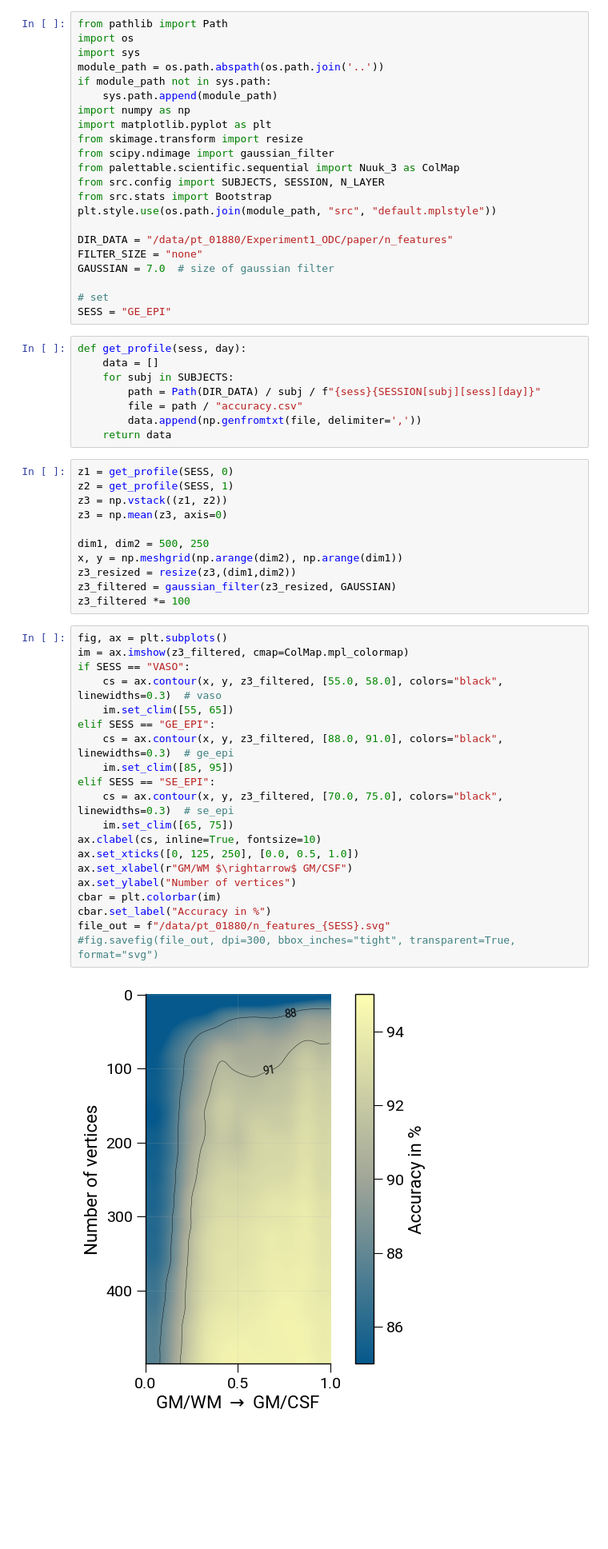
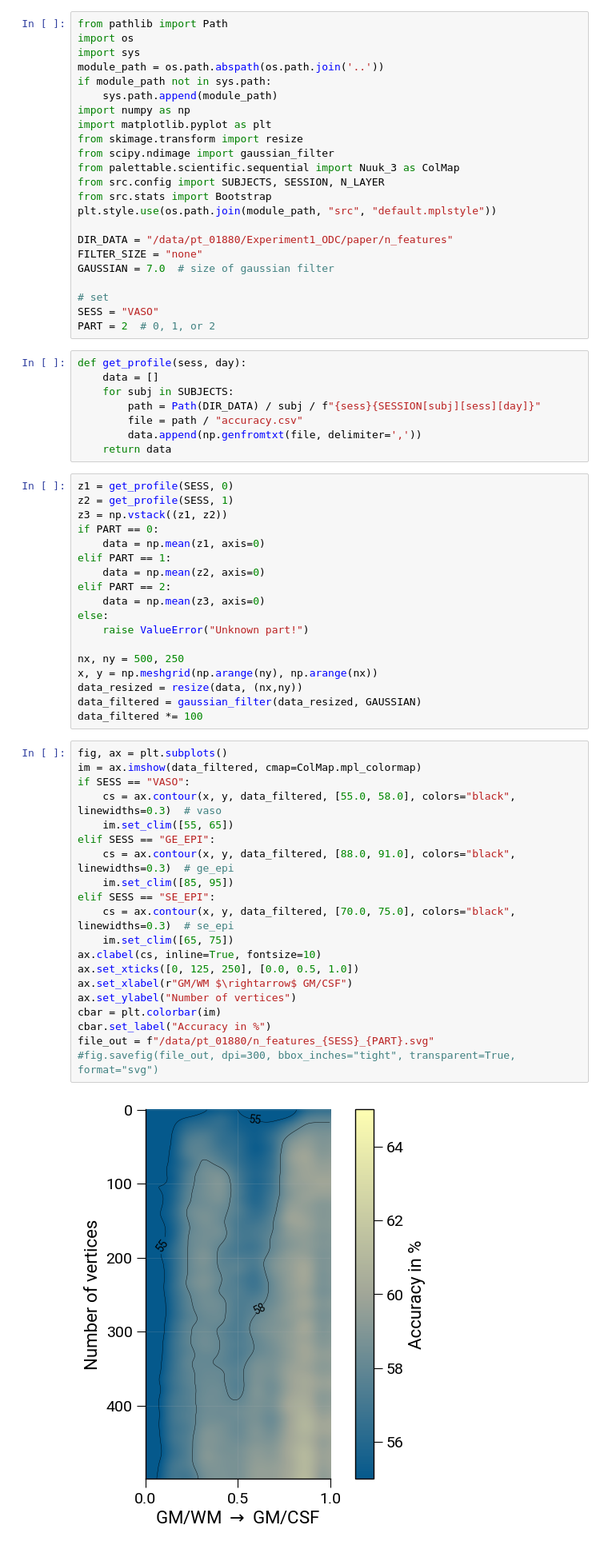
Before and after one commit to haenelt/odc, a Jupyter notebook: notebooks/n_features.ipynb, the cells around one changed output. Shown at 80% size. Saved outputs shown, nothing was run; the diff lists cells and outputs as text; blank space fills up the shorter version.

```diff
--- a/notebooks/n_features.ipynb
+++ b/notebooks/n_features.ipynb
@@ -21,7 +21,8 @@ FILTER_SIZE = "none"
 GAUSSIAN = 7.0  # size of gaussian filter
 
 # set
-SESS = "GE_EPI"
+SESS = "VASO"
+PART = 2  # 0, 1, or 2
 # %%
 def get_profile(sess, day):
     data = []
@@ -34,32 +35,39 @@ def get_profile(sess, day):
 z1 = get_profile(SESS, 0)
 z2 = get_profile(SESS, 1)
 z3 = np.vstack((z1, z2))
-z3 = np.mean(z3, axis=0)
+if PART == 0:
+    data = np.mean(z1, axis=0)
+elif PART == 1:
+    data = np.mean(z2, axis=0)
+elif PART == 2:
+    data = np.mean(z3, axis=0)
+else:
+    raise ValueError("Unknown part!")
 
-dim1, dim2 = 500, 250
-x, y = np.meshgrid(np.arange(dim2), np.arange(dim1))
-z3_resized = resize(z3,(dim1,dim2))
-z3_filtered = gaussian_filter(z3_resized, GAUSSIAN)
-z3_filtered *= 100
+nx, ny = 500, 250
+x, y = np.meshgrid(np.arange(ny), np.arange(nx))
+data_resized = resize(data, (nx,ny))
+data_filtered = gaussian_filter(data_resized, GAUSSIAN)
+data_filtered *= 100
 # %%
 fig, ax = plt.subplots()
-im = ax.imshow(z3_filtered, cmap=ColMap.mpl_colormap)
+im = ax.imshow(data_filtered, cmap=ColMap.mpl_colormap)
 if SESS == "VASO":
-    cs = ax.contour(x, y, z3_filtered, [55.0, 58.0], colors="black", linewidths=0.3)  # vaso
+    cs = ax.contour(x, y, data_filtered, [55.0, 58.0], colors="black", linewidths=0.3)  # vaso
     im.set_clim([55, 65])
 elif SESS == "GE_EPI":
-    cs = ax.contour(x, y, z3_filtered, [88.0, 91.0], colors="black", linewidths=0.3)  # ge_epi
+    cs = ax.contour(x, y, data_filtered, [88.0, 91.0], colors="black", linewidths=0.3)  # ge_epi
     im.set_clim([85, 95])
 elif SESS == "SE_EPI":
-    cs = ax.contour(x, y, z3_filtered, [70.0, 75.0], colors="black", linewidths=0.3)  # se_epi
+    cs = ax.contour(x, y, data_filtered, [70.0, 75.0], colors="black", linewidths=0.3)  # se_epi
     im.set_clim([65, 75])
 ax.clabel(cs, inline=True, fontsize=10)
 ax.set_xticks([0, 125, 250], [0.0, 0.5, 1.0])
 ax.set_xlabel(r"GM/WM $\rightarrow$ GM/CSF")
 ax.set_ylabel("Number of vertices")
 cbar = plt.colorbar(im)
 cbar.set_label("Accuracy in %")
-file_out = f"/data/pt_01880/n_features_{SESS}.svg"
+file_out = f"/data/pt_01880/n_features_{SESS}_{PART}.svg"
 #fig.savefig(file_out, dpi=300, bbox_inches="tight", transparent=True, format="svg")
 # %% [output]
-[figure, old version]
+[figure, new version]
```
Also changed, not shown: 6 other files.
